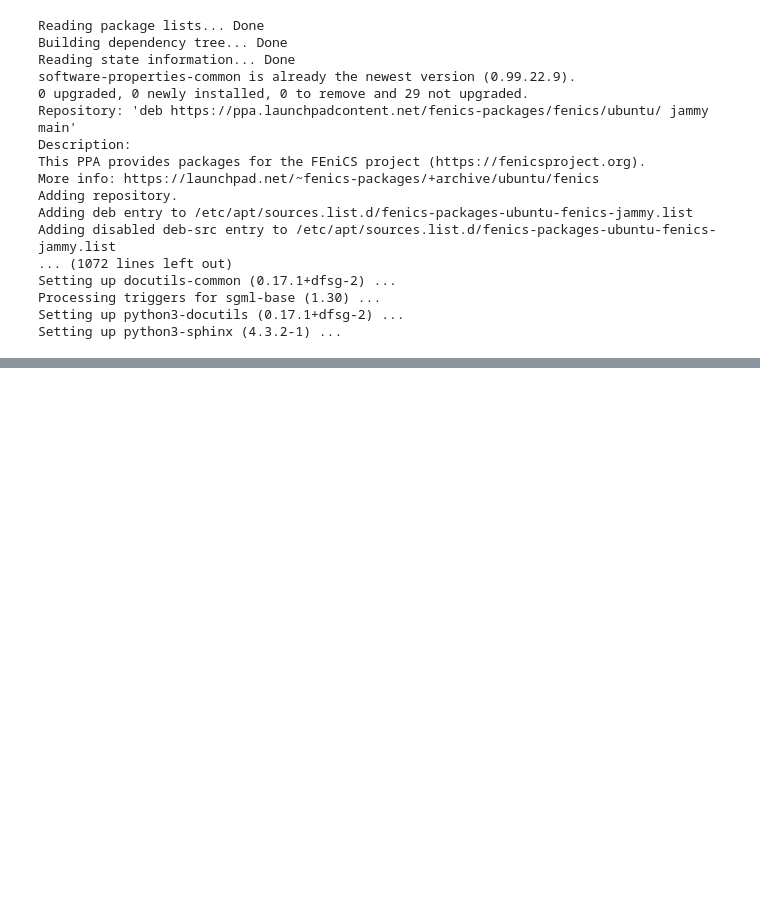
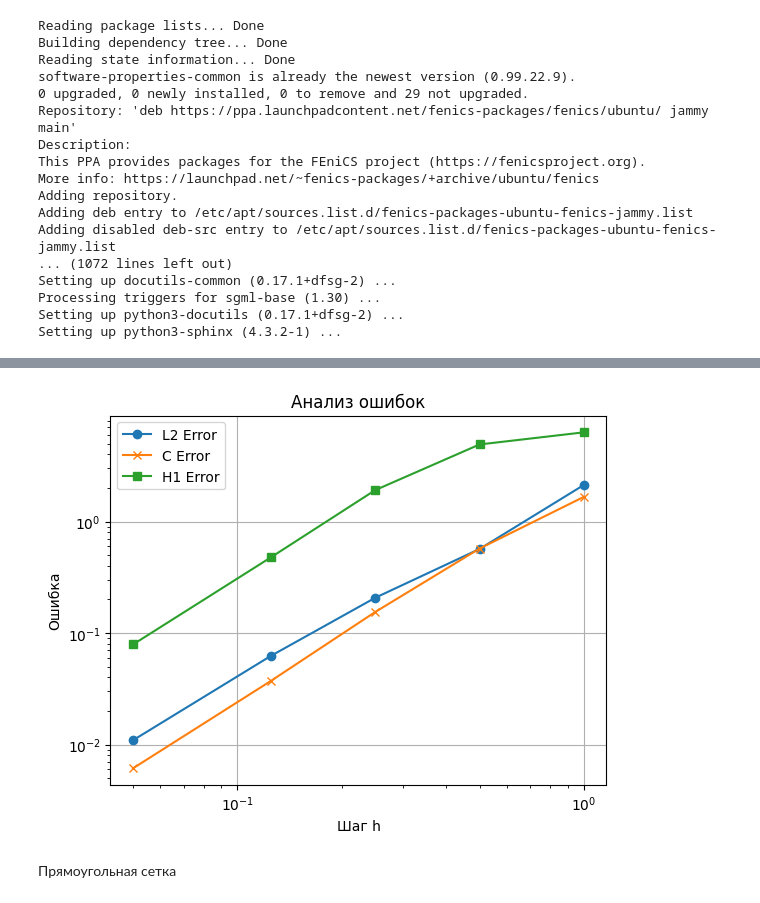
Before and after one commit to Pisarenkova/KT_2025, a Jupyter notebook: "fenics_ipynb".ipynb, the cells around one changed output, grey strips where cells are left out. Cells and saved outputs as stored; diff of their text form; code cells hidden in the pictures; blank space fills up the shorter version.

```diff
--- a/"fenics_ipynb".ipynb
+++ b/"fenics_ipynb".ipynb
@@ -363,2 +294,40 @@ f_787
+# %%
+# Анализ зависимости ошибок от h
+def analyze_errors():
+        h_values=[1, 0.5, 0.25, 0.125, 0.05]
+
+        errors_L2 = []
+        errors_C = []
+        errors_H1 = []
+
+        for h in h_values:
+              mesh, numerical_solution = solve_pde('50*sin(5*x[0])*cos(5*x[1])','sin(5*x[0])*cos(5*x[1])',h)
+
+              # Вычисление ошибок
+              exact_sol = interpolate(Expression('sin(5*x[0])*cos(5*x[1])', degree=2), numerical_solution.function_space())
+              error_L2 = errornorm(exact_sol, numerical_solution, 'L2')
+              error_C = np.max(np.abs(numerical_solution.vector().get_local() - exact_sol.vector().get_local()))
+              error_H1 = errornorm(exact_sol, numerical_solution, 'H1')
+
+              errors_L2.append(error_L2)
+              errors_C.append(error_C)
+              errors_H1.append(error_H1)
+
+        plt.figure()
+        plt.loglog(h_values, errors_L2, label='L2 Error', marker='o')
+        plt.loglog(h_values, errors_C, label='C Error', marker='x')
+        plt.loglog(h_values, errors_H1, label='H1 Error', marker='s')
+        plt.xlabel('Шаг h')
+        plt.ylabel('Ошибка')
+        plt.title('Анализ ошибок')
+        plt.legend()
+        plt.grid()
+        plt.show()
+# %%
+analyze_errors()
+# %% [output]
+[figure, added]
+# %% [markdown]
+Прямоугольная сетка
 # %%
 def create_mesh(h):
```
Also changed, not shown: parts of 19 cells of this notebook.
